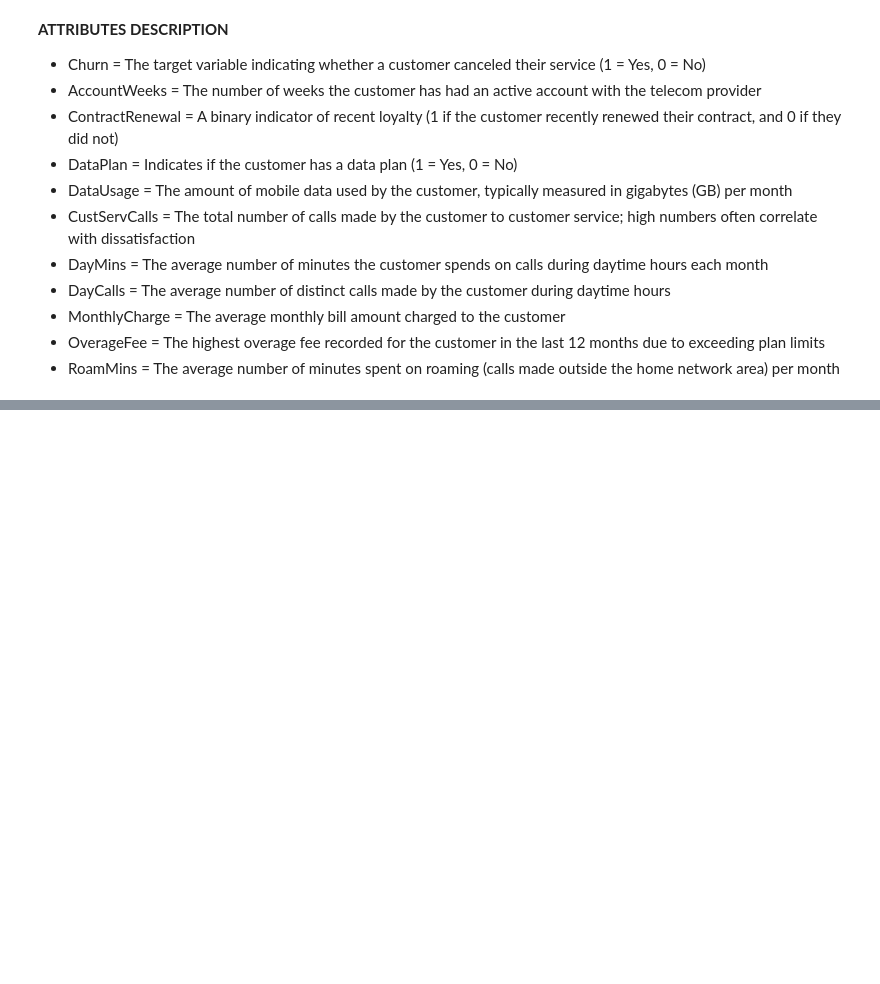
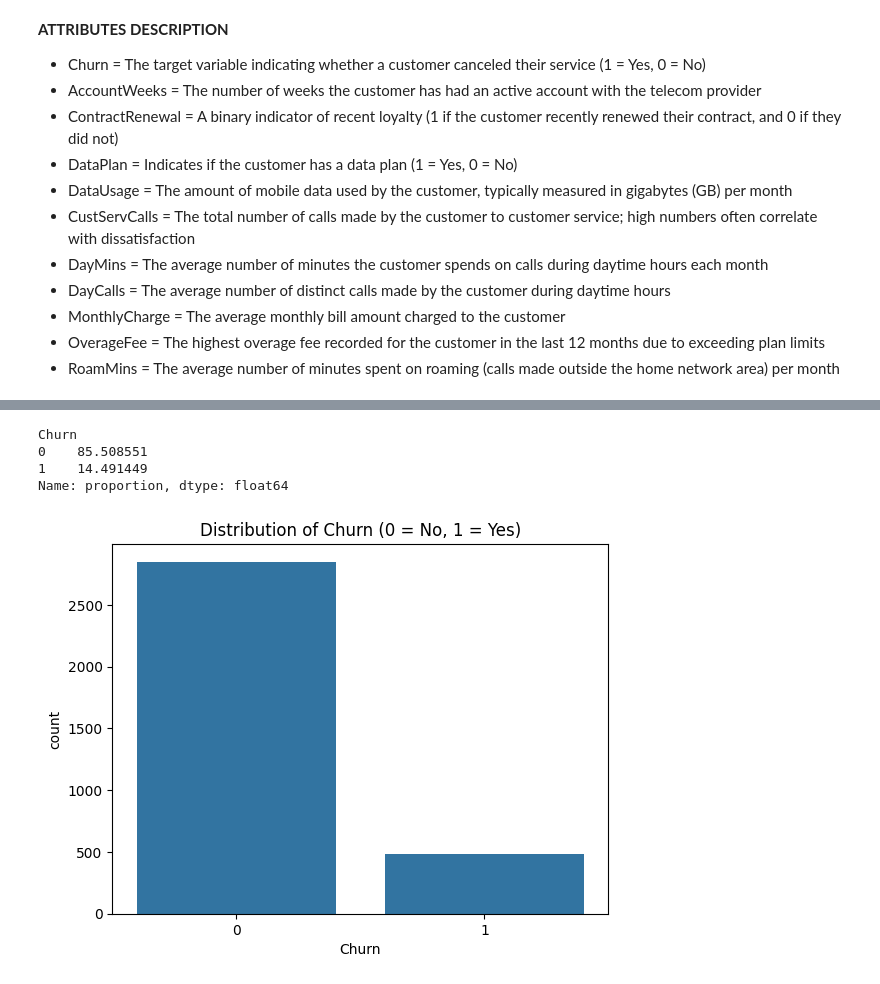
Before and after one commit to Francesca9933/ml-customer-churn-prediction, a Jupyter notebook: customer_churn_prediction.ipynb, the cells around one changed output, grey strips where cells are left out. Drawn from its saved outputs; the diff is of its cells as text; code cells hidden in the pictures; blank space fills up the shorter version.

Commit message:
data profiling with dataset info, descriptive statistics and exploratory analysis with graphs and heatmap

```diff
--- a/customer_churn_prediction.ipynb
+++ b/customer_churn_prediction.ipynb
@@ -72,0 +110,13 @@ print(df)
+# %%
+# Formula to see the exact counts and percentage
+print(df['Churn'].value_counts(normalize=True) * 100)
+
+sns.countplot(x='Churn', data=df)
+plt.title('Distribution of Churn (0 = No, 1 = Yes)')
+plt.show()
+# %% [output]
+Churn
+0    85.508551
+1    14.491449
+Name: proportion, dtype: float64
+[figure, added]
```
Also changed, not shown: parts of 9 cells of this notebook.
